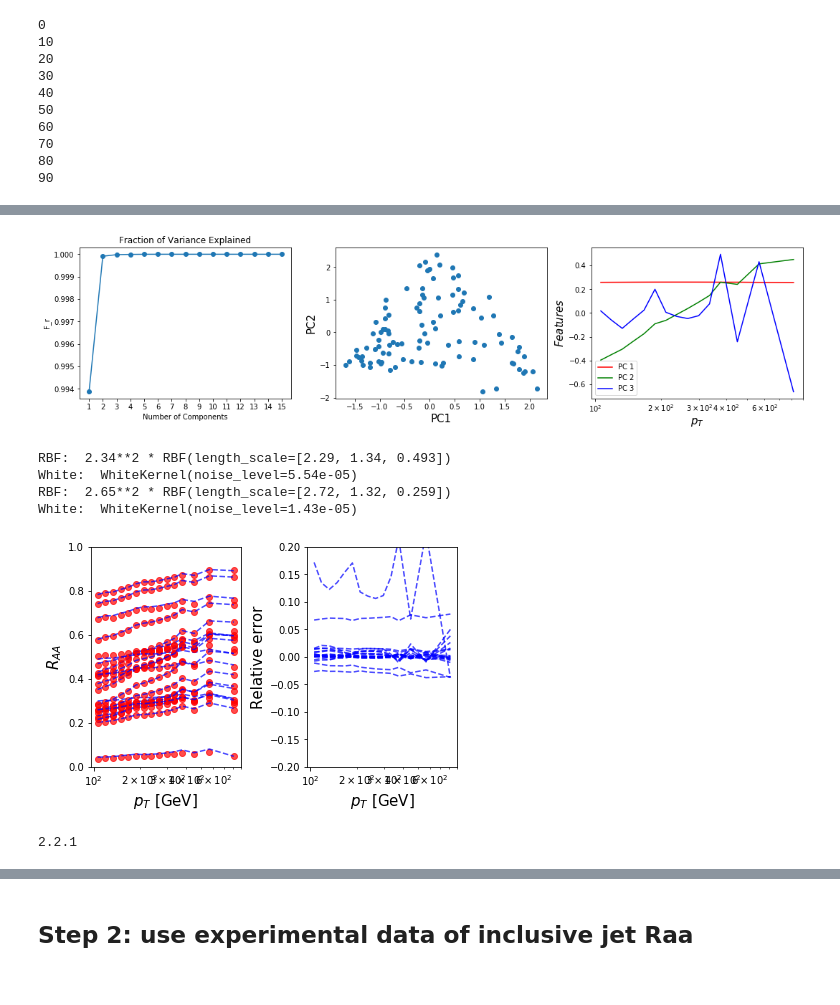
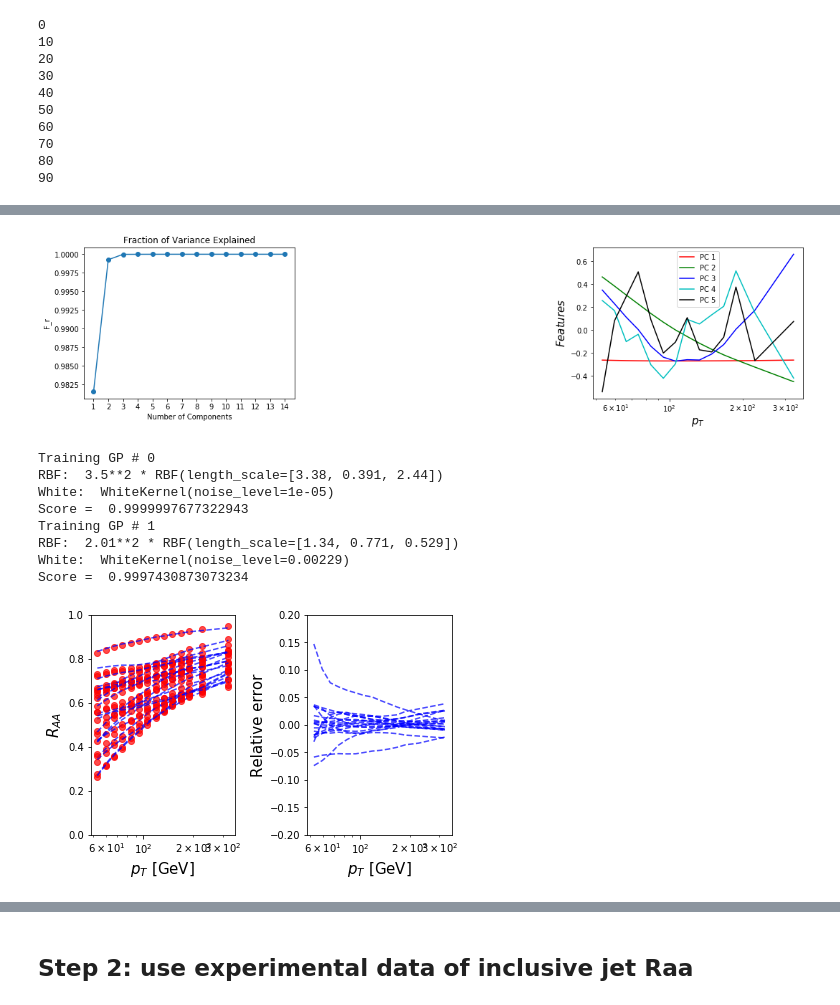
Before and after one commit to keweiyao/BayesExample, a Jupyter notebook: InclusiveJetAnalysis.ipynb, the cells around one changed output, grey strips where cells are left out. Cells and saved outputs as stored; diff of their text form; code cells hidden in the pictures.

```diff
--- a/InclusiveJetAnalysis.ipynb
+++ b/InclusiveJetAnalysis.ipynb
@@ -173,0 +187,9 @@ plt.savefig("RAA_prior.png", dpi=300)
+# %%
+# We want to first check if there is significant non-linear correlations
+transformed_Y = np.copy(model_y)
+transformed_Y = np.log(1-model_y) # y' = log(1-y)
+plt.subplot(1,2,1)
+plt.scatter(model_y[:,0], model_y[:,-1])
+plt.subplot(1,2,2)
+plt.scatter(transformed_Y[:,0], transformed_Y[:,-1])
+plt.tight_layout(True)
@@ -179,7 +203,7 @@ scaler = StandardScaler(copy=True)
 pca = PCA(copy=True, whiten=True, svd_solver='full')
 
 # Keep only the first `npc` principal components
-Z = pca.fit_transform(scaler.fit_transform(model_y)) # transform [Ndeisgn x NpT] --> [Ndesign x Npc] (Npc=NpT)
+Z = pca.fit_transform(scaler.fit_transform(transformed_Y)) # transform [Ndeisgn x NpT] --> [Ndesign x Npc] (Npc=NpT)
 
 # Truncate to keep only the first npc Principal components
 Z = Z[:,:npc]
@@ -201,14 +225,14 @@ plt.title('Fraction of Variance Explained')
 plt.xlabel('Number of Components')
 plt.ylabel('F_r')
 
-plt.subplot(1,3,2)
-plt.scatter(Z[:, 0], Z[:, 1])
-plt.xlabel('PC1', fontsize=15)
-plt.ylabel('PC2', fontsize=15)
+#plt.subplot(1,3,2)
+#plt.scatter(Z[:, 0], Z[:, 1])
+#plt.xlabel('PC1', fontsize=15)
+#plt.ylabel('PC2', fontsize=15)
 
 plt.subplot(1,3,3)
 for i, (comp, color) in \
-        enumerate(zip(pca.components_, 'rgb')):
+        enumerate(zip(pca.components_, 'rgbck')):
     plt.plot(pT, comp, color=color, label='PC {}'.format(i+1))
 plt.xlabel('$p_T$', fontsize=15)
 plt.ylabel('$Features$', fontsize=15)
@@ -216,65 +240,72 @@ plt.semilogx()
 plt.legend()
 plt.tight_layout(True)
 # %% [output]
-[figure, old version]
+[figure, new version]
 # %%
 ######## Step 4-1: Building Emulators for each of the npc principal components
 # Kenel = sigma^2 exp(-1/2 |x_i-x_j|^2 / L^2) + white noise #*(diag matrix)
+p2p = ranges[:,1]-ranges[:,0] # length of the design range for each parameter: p2p = maxp - minp
 kernel = (
     1. * kernels.RBF(
-        length_scale=[1., 1., 1.],
-        length_scale_bounds=[(.1,10), (.1, 10), (.1, 10)]
+        length_scale=p2p,
+        length_scale_bounds=np.outer(p2p, (.1, 10))
     )
-    + kernels.WhiteKernel(.1, noise_level_bounds=(1e-5,1e3))
+    + kernels.WhiteKernel(.1)
 )
 
 # Build and train each GP
-gps = [ GPR(kernel=kernel, n_restarts_optimizer=10)
+gps = [ GPR(kernel=kernel, n_restarts_optimizer=10, alpha=1e-5)
         for i in range(npc) ] # only build GP emulators for the first Npc principle components
 # Print the optimized GP hyperparameters (variacne, correlation length, and white noise level) for sanity check
 for i, gp in enumerate(gps):
+    print("Training GP #", i)
+
     gp.fit(design, Z[:,i])
     print('RBF: ', gp.kernel_.get_params()['k1'])
     print('White: ', gp.kernel_.get_params()['k2'])
+    print('Score = ', gp.score(design, Z[:,i]))
 # %% [output]
-RBF:  2.34**2 * RBF(length_scale=[2.29, 1.34, 0.493])
-White:  WhiteKernel(noise_level=5.54e-05)
-RBF:  2.65**2 * RBF(length_scale=[2.72, 1.32, 0.259])
-White:  WhiteKernel(noise_level=1.43e-05)
+Training GP # 0
+RBF:  3.5**2 * RBF(length_scale=[3.38, 0.391, 2.44])
+White:  WhiteKernel(noise_level=1e-05)
+Score =  0.9999997677322943
+Training GP # 1
+RBF:  2.01**2 * RBF(length_scale=[1.34, 0.771, 0.529])
+White:  WhiteKernel(noise_level=0.00229)
+Score =  0.9997430873073234
 # %%
 ### Step 4-2: Validating the emulators #######################
 # Use new sets of parameters --> true model calcualtions
 #                       |------> go through GP --> inverse transformation of PCA --> interpolated calualtions
 #ranges = np.array([[0.25,4], # range of A
 #                   [0.2, 5], # range of B
 #                   [0.01, .5], # range of C
 #                  ])
 fig, (ax1, ax2) = plt.subplots(ncols=2, sharex=True)
-np.random.seed(1)
+#np.random.seed(1)
 for n in range(20):
-    a = ranges[0,0]+(ranges[0,1]-ranges[0,0]) * np.random.rand()
-    b = ranges[1,0]+(ranges[1,1]-ranges[1,0]) * np.random.rand()
-    c = ranges[2,0]+(ranges[2,1]-ranges[2,0]) * np.random.rand()
+    params = ranges[:,0]+(ranges[:,1]-ranges[:,0]) * np.random.rand(Dim)
     # GP prediction
-    z = np.array([gp.predict([(a, b, c)])[0] for gp in gps]) # --> z = [PC'_1(a,b,c), PC'_2(a,b,c), ...]
+    z = np.array([gp.predict([params])[0] for gp in gps]) # --> z = [PC'_1(a,b,c), PC'_2(a,b,c), ...]
     pred = np.dot(z, Trans_Matrix[:z.shape[-1]]) + scaler.mean_ # y_i = sum_j z_j * (PC_invTRANFORM)_ji + mean_i
+    pred = 1 - np.exp(pred) # y' = ln(1-y), y = 1 - exp(y')
     # model calcuatlion
-    calc = ElossModel_RAA(pT, a, b, c)
+    calc = ElossModel_RAA(pT, *params)
 
     ax1.plot(pT, calc, 'ro', alpha=0.7, label='True calculation at (a,b,c)')
     ax1.plot(pT, pred, 'b--', alpha=0.7, label='GP+PCA prediction at (a,b,c)')
     ax2.plot(pT, (pred-calc)/calc, 'b--', alpha=0.7)
 ax1.set_ylim(0,1)
 ax1.semilogx()
 ax1.set_xlabel(r'$p_T$ [GeV]', fontsize=15)
 ax1.set_ylabel(r'$R_{AA}$', fontsize=15)
 ax2.set_ylim(-.2, .2)
 ax2.set_xlabel(r'$p_T$ [GeV]', fontsize=15)
 ax2.set_ylabel('Relative error', fontsize=15)
 
 plt.tight_layout(True)
 # %% [output]
-[figure, old version]
+[figure, new version]
 # %%
 ##### Helper functions for this block ###################
 from scipy.linalg import lapack
@@ -327,18 +358,15 @@ def posterior_ln_pdf(theta):
 # Fill 1) the number of samples 2) burnin steps
 # 3) dimsional of the problem 4) number of mcmc walkers
 # Hint: this may take a while, so start with smaller numbers
-nsteps = 3000
-nburnin = 1000
-ndim = 3
+nsteps = 1000
+nburnin = 500
+ndim = Dim
 nwalkers = 10 * ndim
-print(emcee.__version__)
 sampler = emcee.EnsembleSampler(nwalkers, ndim, posterior_ln_pdf)
 p0 = np.random.rand(nwalkers, ndim)
 p0 = (1.-p0)*ranges[:, 0] +  p0*ranges[:, 1]
-out_post = sampler.run_mcmc(p0, nsteps)
+out_post = sampler.run_mcmc(p0, nsteps, progress=True)
 samples = sampler.chain[:, nburnin:, :].reshape((-1, ndim))
-# %% [output]
-2.2.1
 # %%
 ##### Step 7: Analyze the posterior distribution ########
 # 1) Run this block and plot the posterior distribution
```
Also changed, not shown: parts of 12 cells of this notebook, 22 other files.
